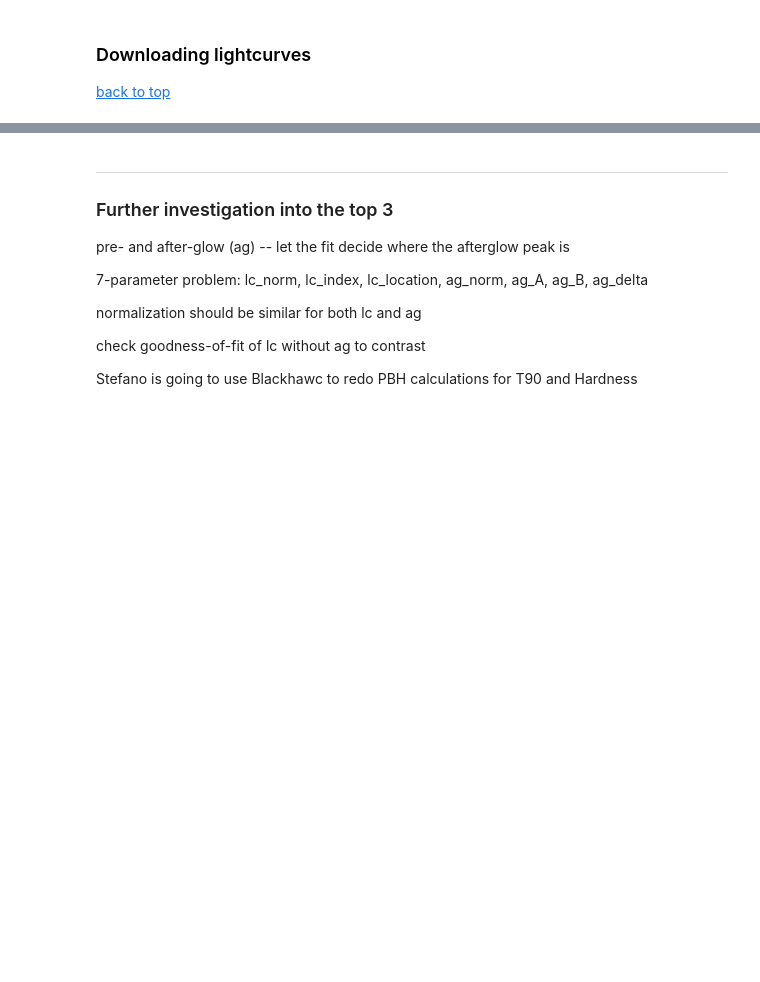
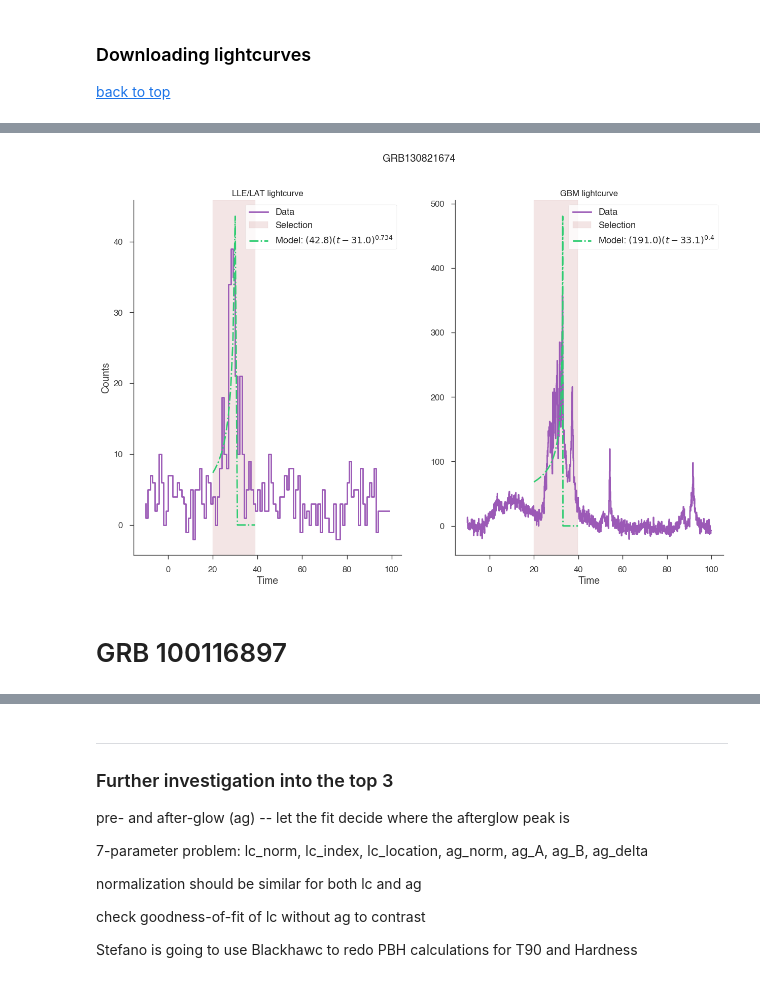
Before and after one commit to xboluna/Research, a Jupyter notebook: BHRad/Lightcurve_Fitting/Fitting.ipynb, the cells around one changed output, grey strips where cells are left out. Saved outputs shown, nothing was run; the diff lists cells and outputs as text; code cells hidden in the pictures; blank space fills up the shorter version.

```diff
--- a/BHRad/Lightcurve_Fitting/Fitting.ipynb
+++ b/BHRad/Lightcurve_Fitting/Fitting.ipynb
@@ -317,0 +560,40 @@ plt.legend()
+# %%
+fig, ax = plt.subplots(1,2)
+
+# Plot LLE data
+ax[0].step(LAT_13_data['Start'], LAT_13_data['Counts'] - LAT_13_selection['Min sub'], label='Data')
+ax[0].axvspan(LAT_13_selection['Time'].iloc[0], LAT_13_selection['Time'].iloc[-1], alpha=0.1, color = 'darkred', label = 'Selection')
+
+
+
+# Plot GBM data
+ax[1].step(GBM_13_data['Start'], GBM_13_data['AvgCounts'] - GBM_13_selection['Min sub'], label = 'Data')
+ax[1].axvspan(GBM_13_selection['Time'].iloc[0], GBM_13_selection['Time'].iloc[-1], alpha=0.1, color = 'darkred', label = 'Selection')
+
+
+# Plot LAT model
+model = simplified_lightcurve(LAT_13_selection['Time'], 42.8, .734, 31.)
+labelstr = r'Model: $(%s)(t-%s)^{%s}}$'%(42.8, 31.0, .734)#, r2_score(GBM_10_selection['Data'], model))
+ax[0].plot(LAT_13_selection['Time'], model, '-.', label = labelstr)
+
+# Plot GBM model
+model = simplified_lightcurve(GBM_13_selection['Time'], 191., 0.40, 33.1)#205., .426, 33.1)
+labelstr = r'Model: $(%s)(t-%s)^{%s}$'%(191., 33.1, .400)
+ax[1].plot(GBM_13_selection['Time'], model, '-.', label = labelstr)
+
+
+fig.set_figwidth(15)
+ax[0].legend(fontsize=13)
+ax[1].legend(fontsize=13)
+ax[0].set_ylabel('Counts')
+ax[0].set_xlabel('Time')
+ax[1].set_xlabel('Time')
+ax[0].set_title('LLE/LAT lightcurve')
+ax[1].set_title('GBM lightcurve')
+
+fig.suptitle('GRB130821674')
+fig.savefig('Fitted_GRB130821674.png', dpi=500)
+# %% [output]
+[figure, added]
+# %% [markdown]
+# GRB 100116897
```
Also changed, not shown: parts of 18 cells of this notebook, 4 other files.
